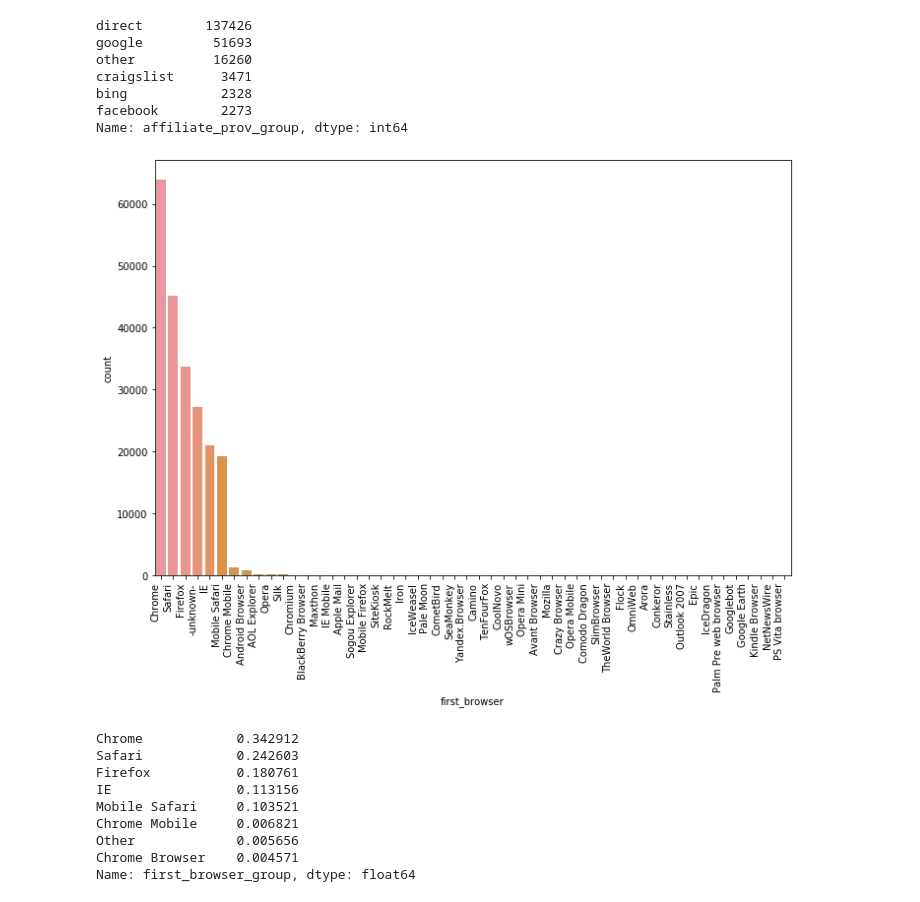
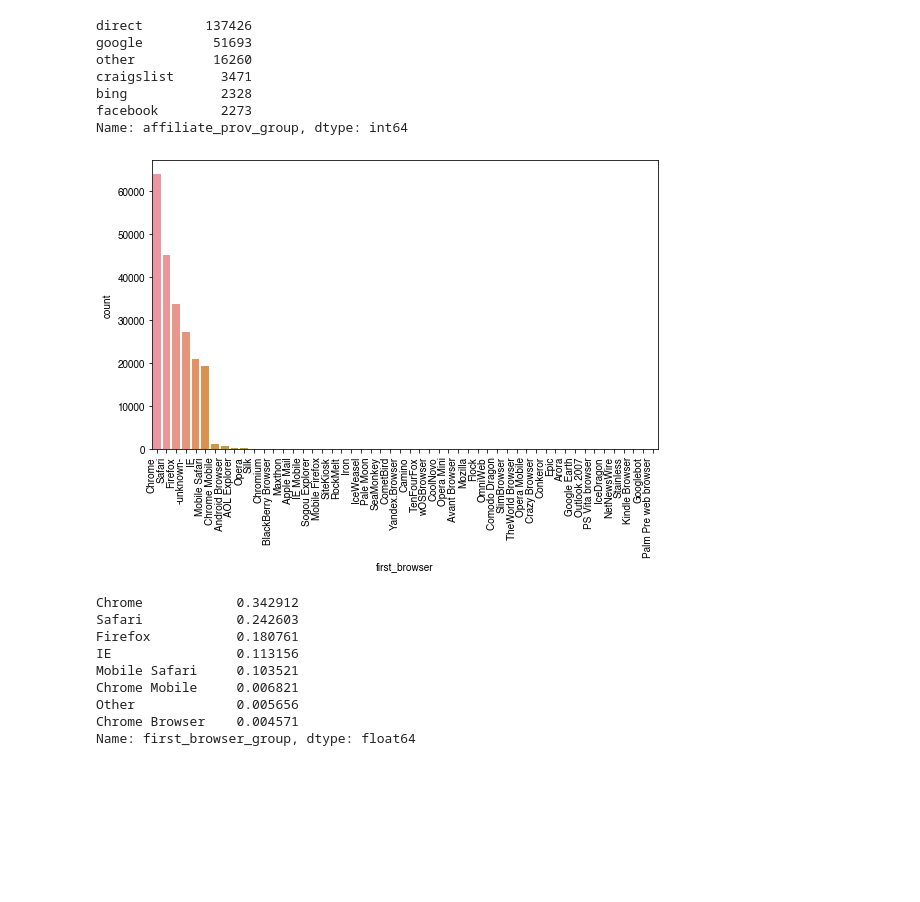
Before and after one commit to amanda1210/Airbnb-marketing-analytics-project, a Jupyter notebook: Airbnb Marketing Analysis.ipynb, the cells around one changed output. Cells and saved outputs as stored; diff of their text form; code cells hidden in the pictures; blank space fills up the shorter version.

```diff
--- a/Airbnb Marketing Analysis.ipynb
+++ b/Airbnb Marketing Analysis.ipynb
@@ -477,4 +428,4 @@ columns=['signup_method','signup_flow','language','affiliate_channel',
    'affiliate_provider','first_affiliate_tracked','signup_app',
    'first_device_type','first_browser']
 for i in columns:
-    print(train[i].value_counts(dropna=False))
+    train[i].value_counts(dropna=False)
@@ -533,14 +466,14 @@ bing            2328
 facebook        2273
 Name: affiliate_prov_group, dtype: int64
 # %%
-plt.figure(figsize=(10,8))
+plt.figure(figsize=(8,6))
 ax=sns.countplot(train['first_browser'],
                  order=train['first_browser'].value_counts().index)
 ax.set_xticklabels(ax.get_xticklabels(),rotation=90, ha='right')
 plt.tight_layout()
 plt.show()
 # %% [output]
-[figure, old version]
+[figure, new version]
 # %%
 for i in train['first_browser'].index:
     if train.at[i,'first_browser']=='Chrome':
```
Also changed, not shown: parts of 55 cells of this notebook, 1 other file.
